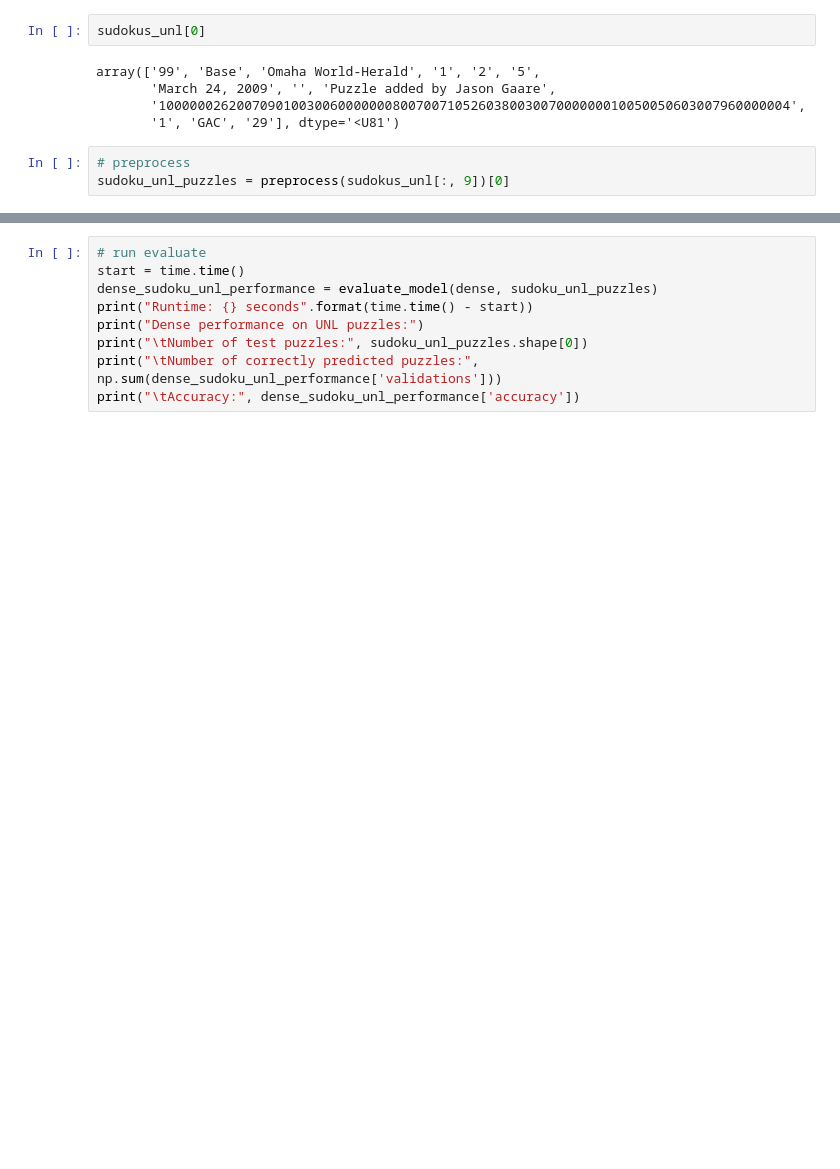
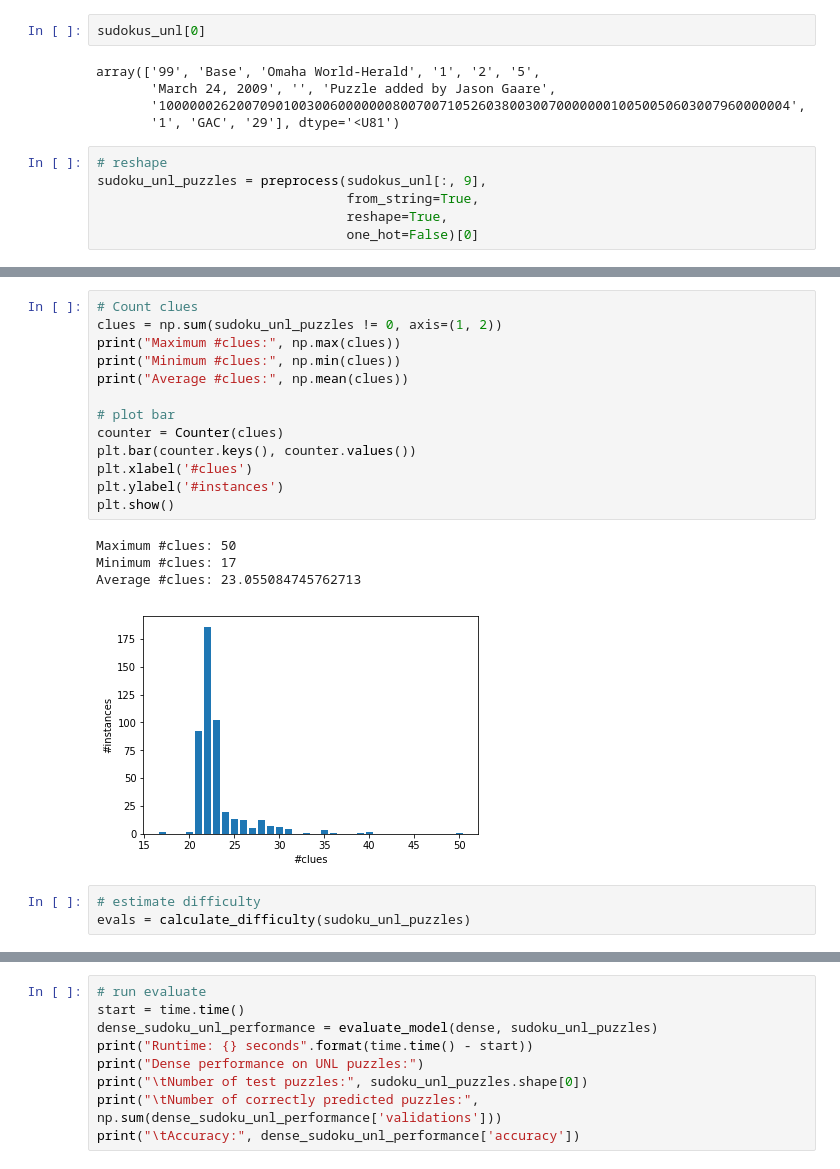
Before and after one commit to tthung1997/sudoku-neuralnet, a Jupyter notebook: main_easy.ipynb, the cells around one changed output, grey strips where cells are left out. Saved outputs shown, nothing was run; the diff lists cells and outputs as text; blank space fills up the shorter version.

```diff
--- a/main_easy.ipynb
+++ b/main_easy.ipynb
@@ -626,8 +711,11 @@ array(['99', 'Base', 'Omaha World-Herald', '1', '2', '5',
        '100000026200709010030060000000800700710526038003007000000010050050603007960000004',
        '1', 'GAC', '29'], dtype='<U81')
 # %%
-# preprocess
-sudoku_unl_puzzles = preprocess(sudokus_unl[:, 9])[0]
+# reshape
+sudoku_unl_puzzles = preprocess(sudokus_unl[:, 9],
+                                from_string=True,
+                                reshape=True,
+                                one_hot=False)[0]
 # %% [output]
 Initial shape of X: (472,)
 Convert strings in X to: (472, 81)
@@ -635,0 +735,21 @@ Shape of one-hot X: (472, 9, 9, 10)
+# %%
+# Count clues
+clues = np.sum(sudoku_unl_puzzles != 0, axis=(1, 2))
+print("Maximum #clues:", np.max(clues))
+print("Minimum #clues:", np.min(clues))
+print("Average #clues:", np.mean(clues))
+
+# plot bar
+counter = Counter(clues)
+plt.bar(counter.keys(), counter.values())
+plt.xlabel('#clues')
+plt.ylabel('#instances')
+plt.show()
+# %% [output]
+Maximum #clues: 50
+Minimum #clues: 17
+Average #clues: 23.055084745762713
+[figure, added]
+# %%
+# estimate difficulty
+evals = calculate_difficulty(sudoku_unl_puzzles)
```
Also changed, not shown: parts of 14 cells of this notebook.
